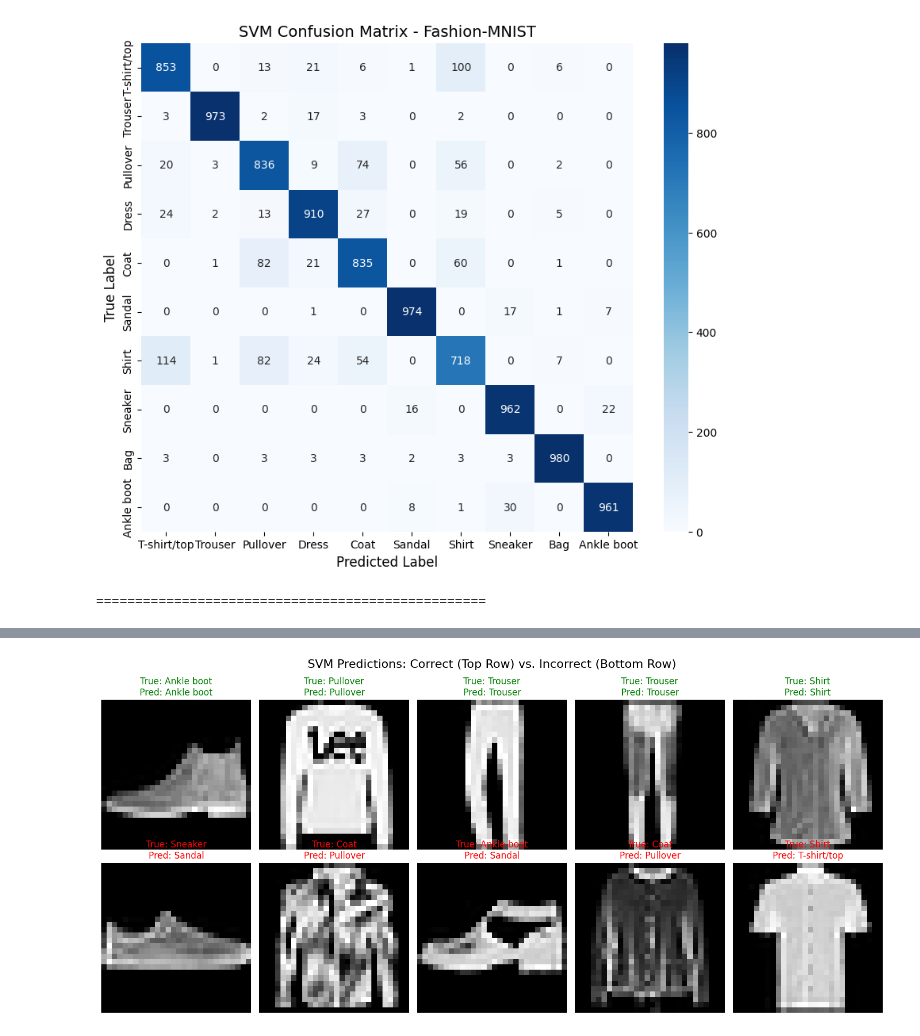
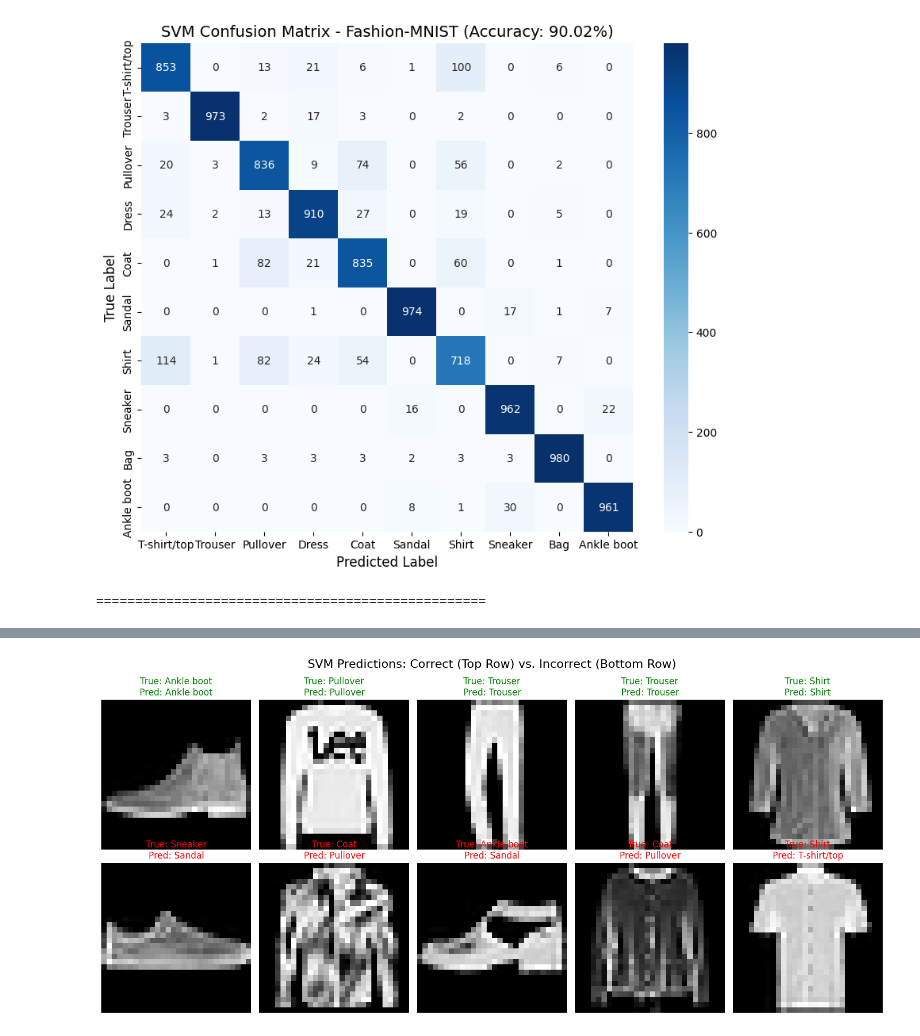
Before and after one commit to ashengaout/fashion-mnist-snn-eval, a Jupyter notebook: SVMonMNIST.ipynb, the cells around one changed output, grey strips where cells are left out. Drawn from its saved outputs; the diff is of its cells as text; code cells hidden in the pictures.

```diff
--- a/SVMonMNIST.ipynb
+++ b/SVMonMNIST.ipynb
@@ -66,21 +114,21 @@ weighted avg       0.90      0.90      0.90     10000
 # %%
 import matplotlib.pyplot as plt
 import seaborn as sns
 from sklearn.metrics import confusion_matrix
 import numpy as np
 
 # 1. Plotting the Confusion Matrix
 cm = confusion_matrix(y_test, y_pred)
 
 plt.figure(figsize=(10, 8))
 # Using seaborn to make the heatmap look professional for your presentation
 sns.heatmap(cm, annot=True, fmt='d', cmap='Blues', xticklabels=classes, yticklabels=classes)
 plt.xlabel('Predicted Label', fontsize=12)
 plt.ylabel('True Label', fontsize=12)
-plt.title('SVM Confusion Matrix - Fashion-MNIST', fontsize=14)
+plt.title(f'SVM Confusion Matrix - Fashion-MNIST (Accuracy: {accuracy * 100:.2f}%)', fontsize=14)
 plt.show()
 
 print("\n" + "="*50 + "\n")
 # %% [output]
-[figure, old version]
+[figure, new version]
 ==================================================
```
Also changed, not shown: parts of 5 cells of this notebook, 5 other files.
